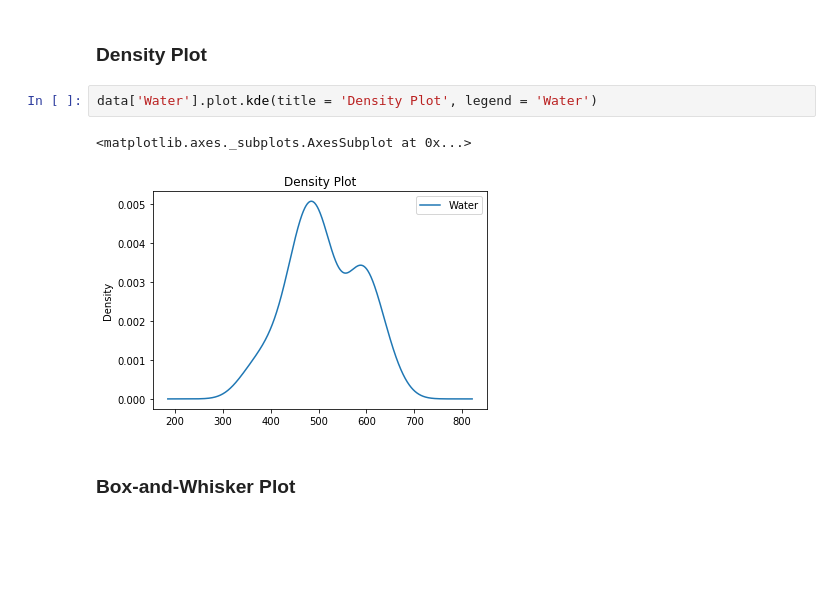
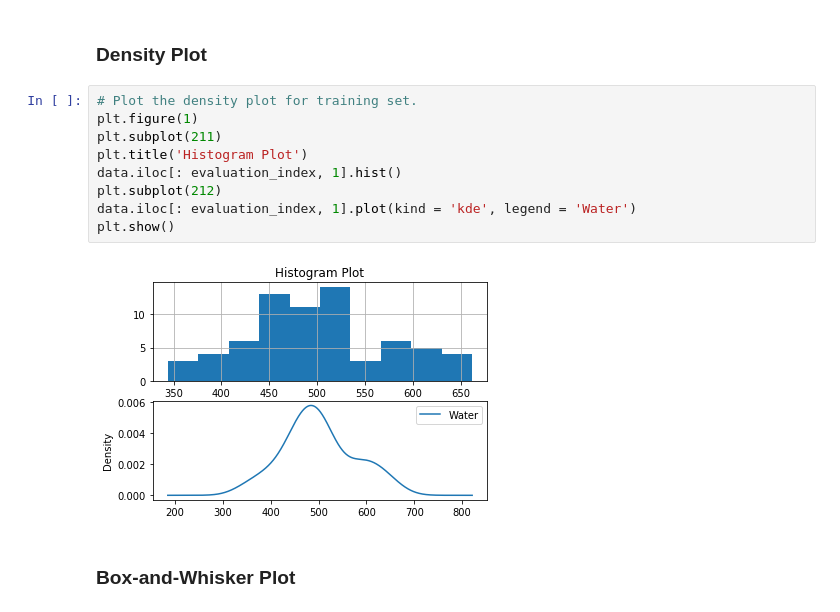
Before and after one commit to ShikharJ/CS566-Advanced-ML, a Jupyter notebook: Assignment 1/Assignment 1.ipynb, the cells around one changed output. Cells and saved outputs as stored; diff of their text form; blank space fills up the shorter version.

```diff
--- a/Assignment 1/Assignment 1.ipynb
+++ b/Assignment 1/Assignment 1.ipynb
@@ -82,9 +105,15 @@ data.plot.line(x = 'Year', y = 'Water', title = 'Line Plot')
 # %% [markdown]
 ### Density Plot
-# %%
-data['Water'].plot.kde(title = 'Density Plot', legend = 'Water')
-# %% [output]
-<matplotlib.axes._subplots.AxesSubplot at 0x...>
-[figure, removed]
+# %%
+# Plot the density plot for training set.
+plt.figure(1)
+plt.subplot(211)
+plt.title('Histogram Plot')
+data.iloc[: evaluation_index, 1].hist()
+plt.subplot(212)
+data.iloc[: evaluation_index, 1].plot(kind = 'kde', legend = 'Water')
+plt.show()
+# %% [output]
+[figure, added]
 # %% [markdown]
 ### Box-and-Whisker Plot
```
Also changed, not shown: parts of 14 cells of this notebook.
